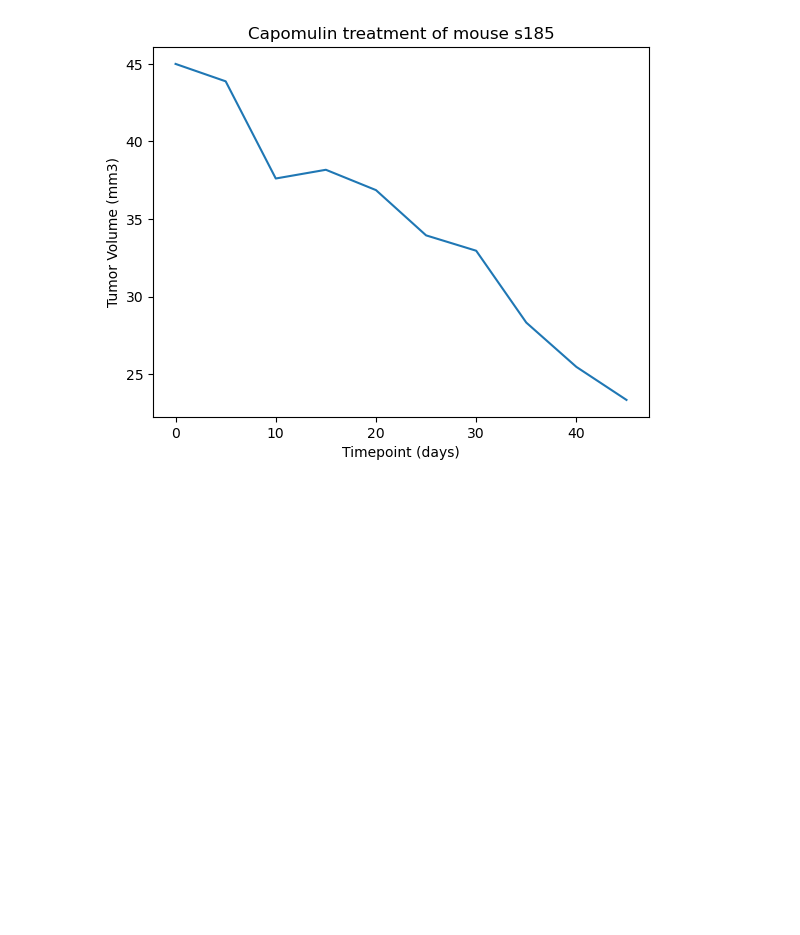
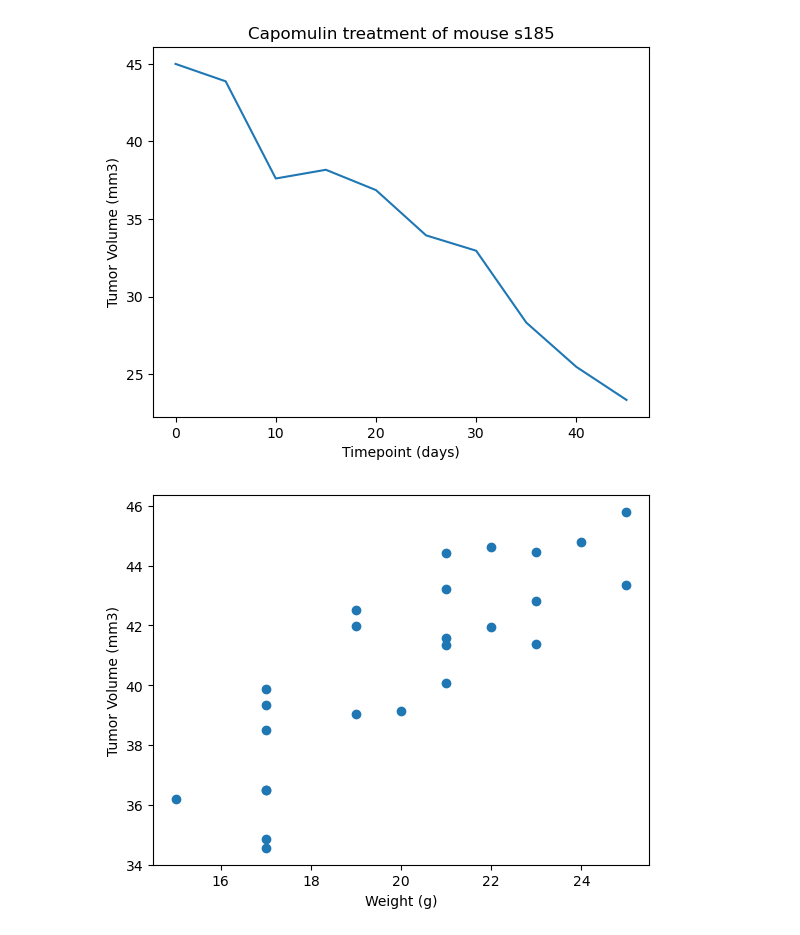
Before and after one commit to Sayepayteh/matplotlib-challenge, a Jupyter notebook: main.ipynb, the cells around one changed output. Cells and saved outputs as stored; diff of their text form; code cells hidden in the pictures; blank space fills up the shorter version.

Commit message:
Created Scatter Plot as well as  Correlation and Regression Graphs

```diff
--- a/main.ipynb
+++ b/main.ipynb
@@ -311,3 +311,17 @@ plt.ylabel("Tumor Volume (mm3)")
 plt.show()
 # %% [output]
 [figure]
+# %%
+# Generate a scatter plot of mouse weight vs. the average observed tumor volume for the entire Capomulin regimen
+capomulin_df = mice_clean_data.loc[(mice_clean_data["Drug Regimen"] == "Capomulin")]
+group_capomulin_df = capomulin_df.groupby("Mouse ID")
+
+avg_tum_vol = group_capomulin_df[("Tumor Volume (mm3)")].mean()
+avg_weight = group_capomulin_df[("Weight (g)")].mean()
+
+plt.scatter(avg_weight, avg_tum_vol)
+plt.xlabel("Weight (g)")
+plt.ylabel("Tumor Volume (mm3)")
+plt.show()
+# %% [output]
+[figure, added]
```
Also changed, not shown: parts of 2 cells of this notebook.
